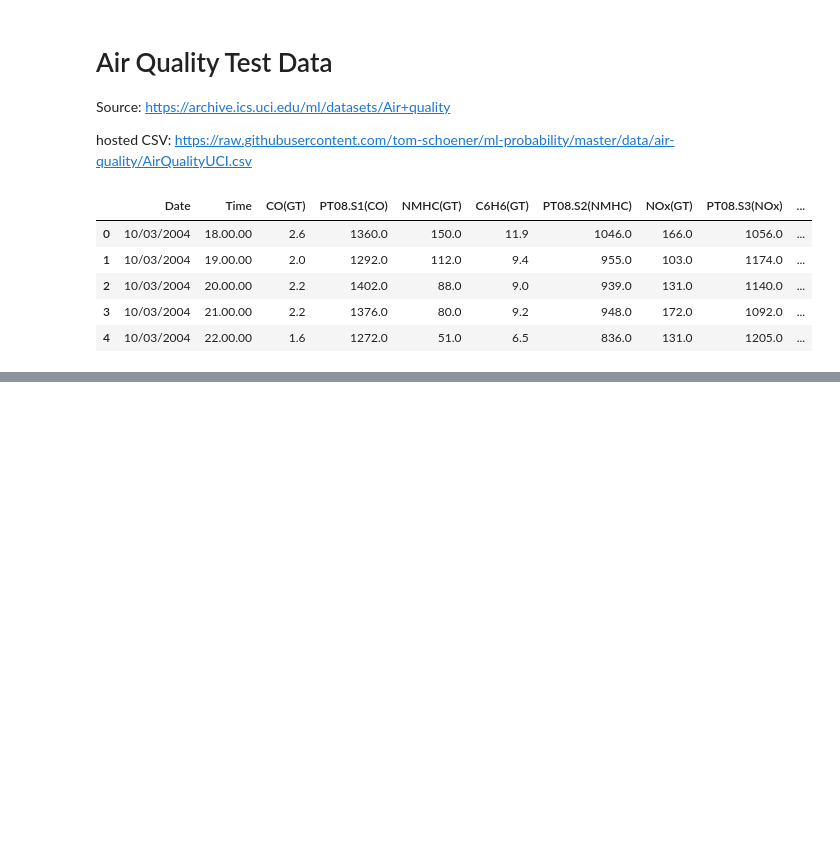
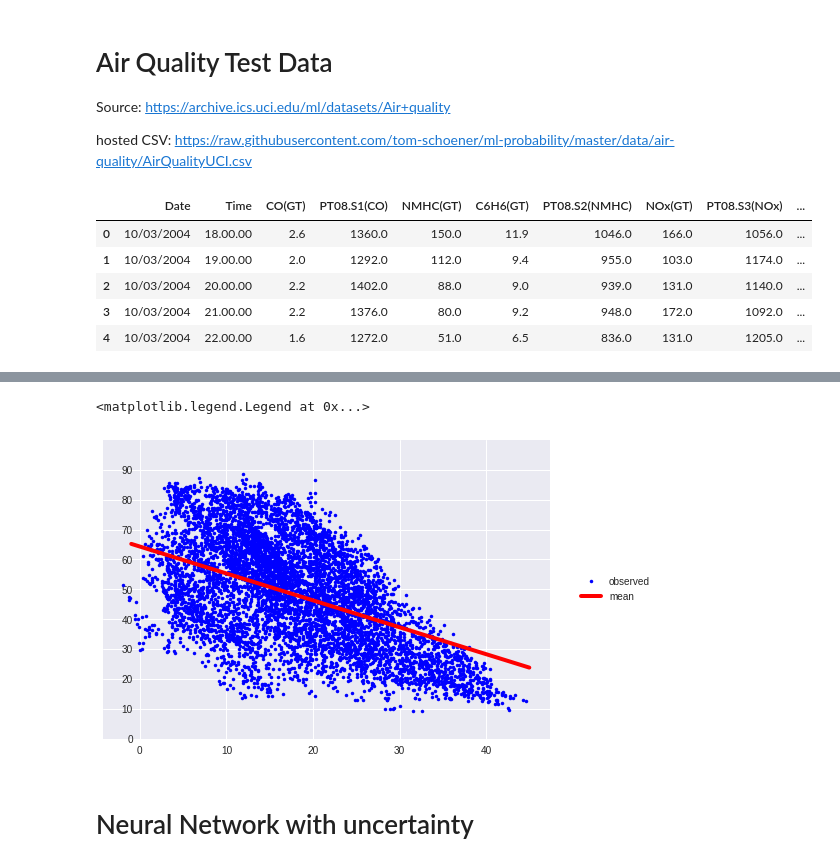
Before and after one commit to tom-schoener/ml-probability, a Jupyter notebook: tfp-evaluation/notebooks/air_quality.ipynb, the cells around one changed output, grey strips where cells are left out. Drawn from its saved outputs; the diff is of its cells as text; code cells hidden in the pictures; blank space fills up the shorter version.

```diff
--- a/tfp-evaluation/notebooks/air_quality.ipynb
+++ b/tfp-evaluation/notebooks/air_quality.ipynb
@@ -122,0 +127,25 @@ for col in df.columns:
+# %%
+# model data
+x = np.array(df['T'])
+x = x[..., np.newaxis]
+
+x_test = np.linspace(-1, 45, 50)
+x_test = x_test[..., np.newaxis]
+
+y = np.array(df['RH'])
+# %%
+# model
+model = tf.keras.Sequential([
+  tf.keras.layers.Dense(1),
+  tfp.layers.DistributionLambda(lambda t: tfd.Normal(loc=t, scale=1)),
+])
+
+# inference
+negloglik = lambda y_, rv_y: -rv_y.log_prob(y_)
+model.compile(optimizer=tf.optimizers.Adam(learning_rate=0.01), loss=negloglik)
+model.fit(x, y, epochs=50);
+
+# Profit.
+[print(np.squeeze(w.numpy())) for w in model.weights];
+yhat = model(x_test)
+assert isinstance(yhat, tfd.Distribution)
@@ -122,0 +170,19 @@ for col in df.columns:
+# %%
+#@title Figure 1: No uncertainty.
+plt.plot(x, y, 'b.', label='observed');
+plt.plot(x_test, yhat.mean(), 'r', label='mean', linewidth=4);
+plt.yticks(np.arange(0, 100, step=10));
+plt.ylim((0, 100))
+
+ax=plt.gca();
+ax.xaxis.set_ticks_position('bottom')
+ax.yaxis.set_ticks_position('left')
+ax.spines['left'].set_position(('data', 0))
+ax.spines['top'].set_visible(False)
+ax.spines['right'].set_visible(False)
+plt.legend(loc='center left', fancybox=True, framealpha=0., bbox_to_anchor=(1.05, 0.5))
+# %% [output]
+<matplotlib.legend.Legend at 0x...>
+[figure, added]
+# %% [markdown]
+# Neural Network with uncertainty
```
Also changed, not shown: parts of 7 cells of this notebook.
